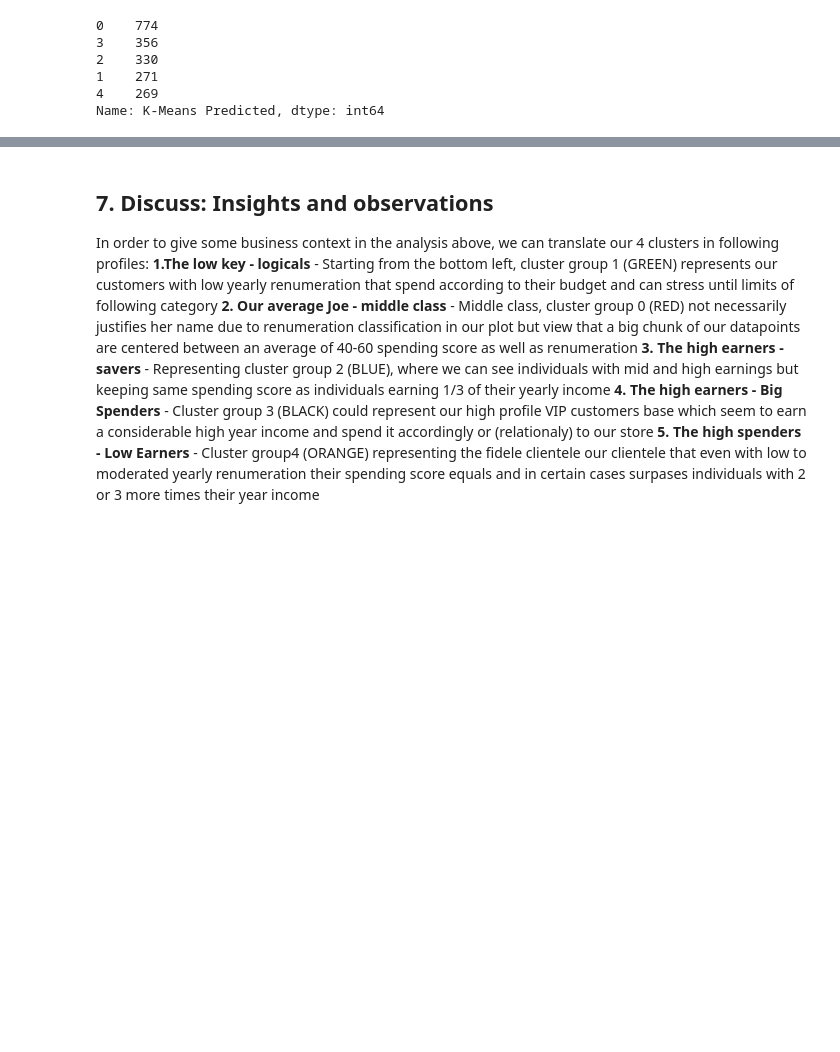
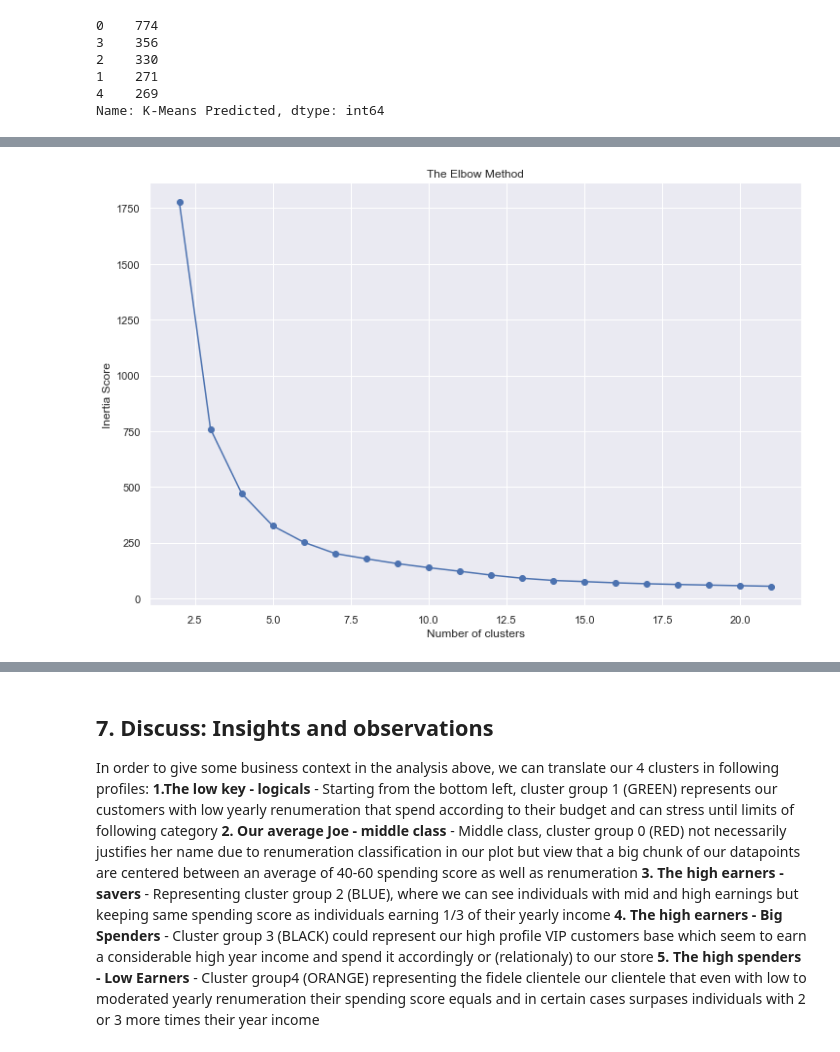
Before and after one commit to mikebenas/LSE_TurtleGames_R_Analysis, a Jupyter notebook: LSE_DA301_Assignment_Python_template.ipynb, the cells around one changed output, grey strips where cells are left out. Drawn from its saved outputs; the diff is of its cells as text; code cells hidden in the pictures; blank space fills up the shorter version.

```diff
--- a/LSE_DA301_Assignment_Python_template.ipynb
+++ b/LSE_DA301_Assignment_Python_template.ipynb
@@ -856,0 +893,12 @@ print(df2.head())
+# %%
+#We will require to scale the data due mainly to loyalty_points field
+
+from sklearn.preprocessing import MinMaxScaler
+
+# creating a copy to keep original df as is for later
+df3_clust = df3.copy()
+
+cols_scale = ['age','renumeration','spending_score','loyalty_points']
+
+scaler = MinMaxScaler().fit(df3_clust[cols_scale])
+df3_clust[cols_scale] = scaler.transform(df3_clust[cols_scale])
@@ -856,0 +921,26 @@ print(df2.head())
+# %%
+# Determine the number of clusters: Elbow method.
+sum_squar = []
+for i in range(2, 22):
+    kmeans = KMeans(n_clusters=i,
+                    init='k-means++',
+                    max_iter=500,
+                    n_init=10,
+                    random_state=0)
+    kmeans.fit(df3_clust)
+    sum_squar.append(kmeans.inertia_)
+
+# Plot the elbow method. Plots the sum of squared distances from
+#each point to its assigned centre.
+plt.plot(range(2, 22),
+         sum_squar,
+         marker='o')
+
+# Insert labels and title.
+plt.title("The Elbow Method")
+plt.xlabel("Number of clusters")
+plt.ylabel("Inertia Score")
+
+plt.show()
+# %% [output]
+[figure, added]
```
Also changed, not shown: parts of 21 cells of this notebook.
